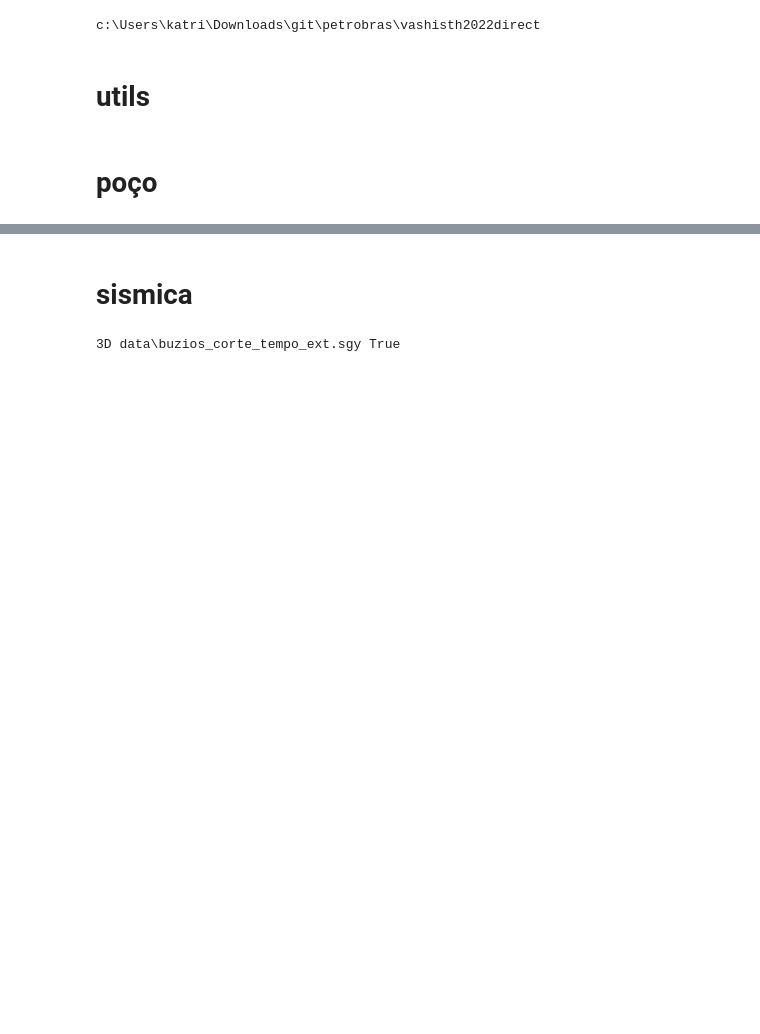
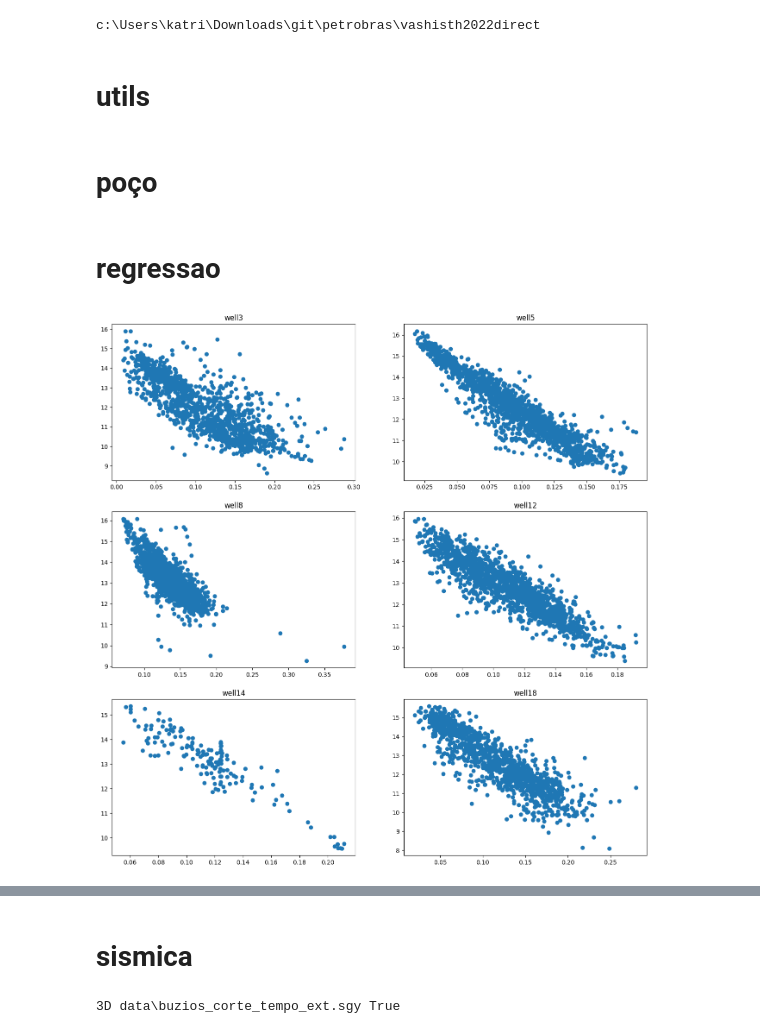
Before and after one commit to cljosegfer/vashisth2022direct, a Jupyter notebook: notebooks/reproducao_week8.ipynb, the cells around one changed output, grey strips where cells are left out. Drawn from its saved outputs; the diff is of its cells as text; code cells hidden in the pictures; blank space fills up the shorter version.

```diff
--- a/notebooks/reproducao_week8.ipynb
+++ b/notebooks/reproducao_week8.ipynb
@@ -172,7 +171,7 @@ res3 = np.array(data3['BRRESP'])[+150:]
 rho3 = np.array(data3['BRDENS'])[+150:]
 dtp3 = np.array(data3['BRDTP'])[+150:]
 dts3 = np.array(data3['BRDTS'])[+150:]
-phi3 = np.array(data3['BRNEUT'])[+150:]
+phi3 = np.array(data3['BRNEUT'])[+150:] / 100
 gr3 = np.array(data3['BRGR'])[+150:]
 z3 = data3.index[+150:]
 
@@ -189,7 +188,7 @@ data5 = well5_df
 res5 = np.array(data5['BRRESP'])
 rho5 = np.array(data5['BRDENS']) #g/cm3
 dtp5 = np.array(data5['BRDTP'])
-phi5 = np.array(data5['BRNEUT'])
+phi5 = np.array(data5['BRNEUT']) / 100
 gr5 = np.array(data5['BRGR'])
 z5 = data5.first_valid_index
 
@@ -205,7 +204,7 @@ data8 = well8_df
 res8 = np.array(data8['BRRESP'])[+14200:]
 rho8 = np.array(data8['BRDENS'])[+14200:]
 dtp8 = np.array(data8['BRDTP'])[+14200:]
-phi8 = np.array(data8['BRNEUT'])[+14200:]
+phi8 = np.array(data8['BRNEUT'])[+14200:] / 100
 gr8 = np.array(data8['BRGR'])[+14200:]
 z8 = data8.index[+14200:]
 
@@ -278,0 +258,2 @@ twt18 = np.array(data18['TWT'])
+# %% [markdown]
+# regressao
@@ -278,0 +272,40 @@ twt18 = np.array(data18['TWT'])
+# %%
+array3 = np.array([phi3[idx3]]).T
+array5 = np.array([phi5[idx5]]).T
+array8 = np.array([phi8[idx8]]).T
+array12 = np.array([phi12[idx12]]).T
+array14 = np.array([phi14[idx14]]).T
+array18 = np.array([phi18[idx18]]).T
+
+imp3 = vp3 * rho3
+y3 = imp3[idx3]
+imp5 = vp5 * rho5
+y5 = imp5[idx5]
+imp8 = vp8 * rho8
+y8 = imp8[idx8]
+imp12 = vp12 * rho12
+y12 = imp12[idx12]
+imp14 = vp14 * rho14
+y14 = imp14[idx14]
+imp18 = vp18 * rho18
+y18 = imp18[idx18]
+
+x_data = np.concatenate([array3, array5, array8, array12, array14, array18])
+y_data = np.concatenate([y3, y5, y8, y12, y14, y18])
+# %%
+fig, axes = plt.subplots(nrows = 3, ncols = 2, figsize = (16, 16))
+
+axes[0, 0].scatter(array3, y3);
+axes[0, 1].scatter(array5, y5);
+axes[1, 0].scatter(array8, y8);
+axes[1, 1].scatter(array12, y12);
+axes[2, 0].scatter(array14, y14);
+axes[2, 1].scatter(array18, y18);
+# axes[3, 1].scatter(x_data, y_data);
+
+col1 = [3, 8, 14]
+col2 = [5, 12, 18]
+[ax[0].set_title('well{}'.format(col1[idx])) for idx, ax in enumerate(axes)];
+[ax[1].set_title('well{}'.format(col2[idx])) for idx, ax in enumerate(axes)];
+# %% [output]
+[figure, added]
```
Also changed, not shown: parts of 49 cells of this notebook.
